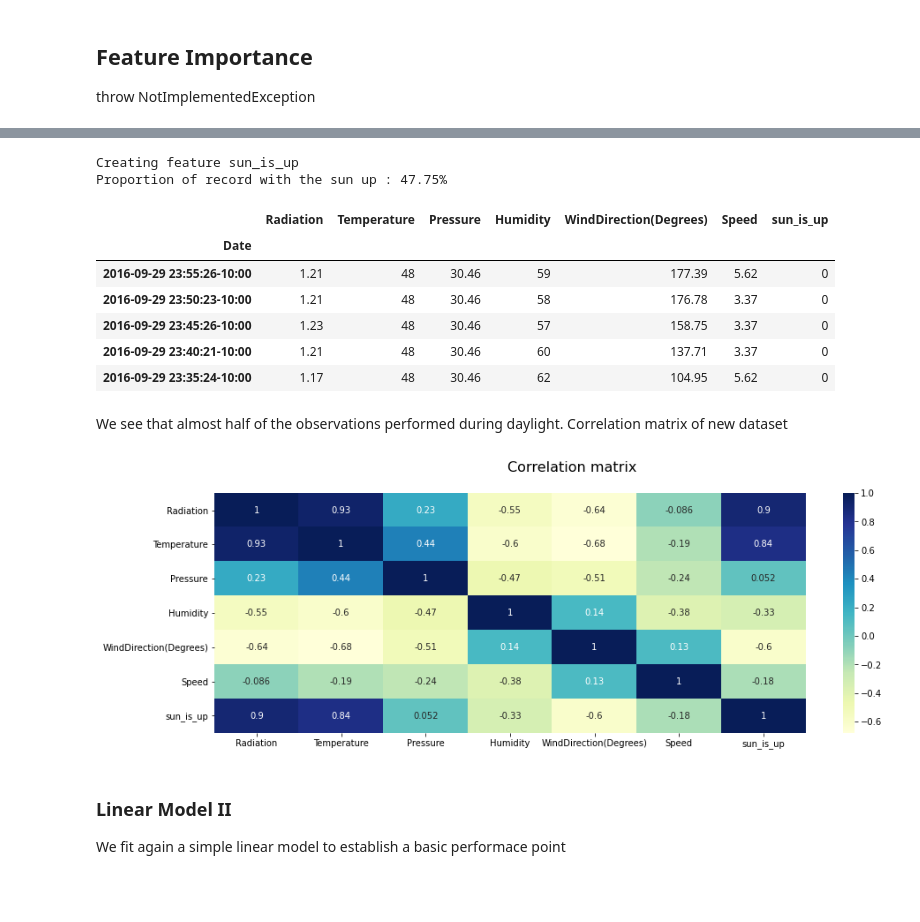
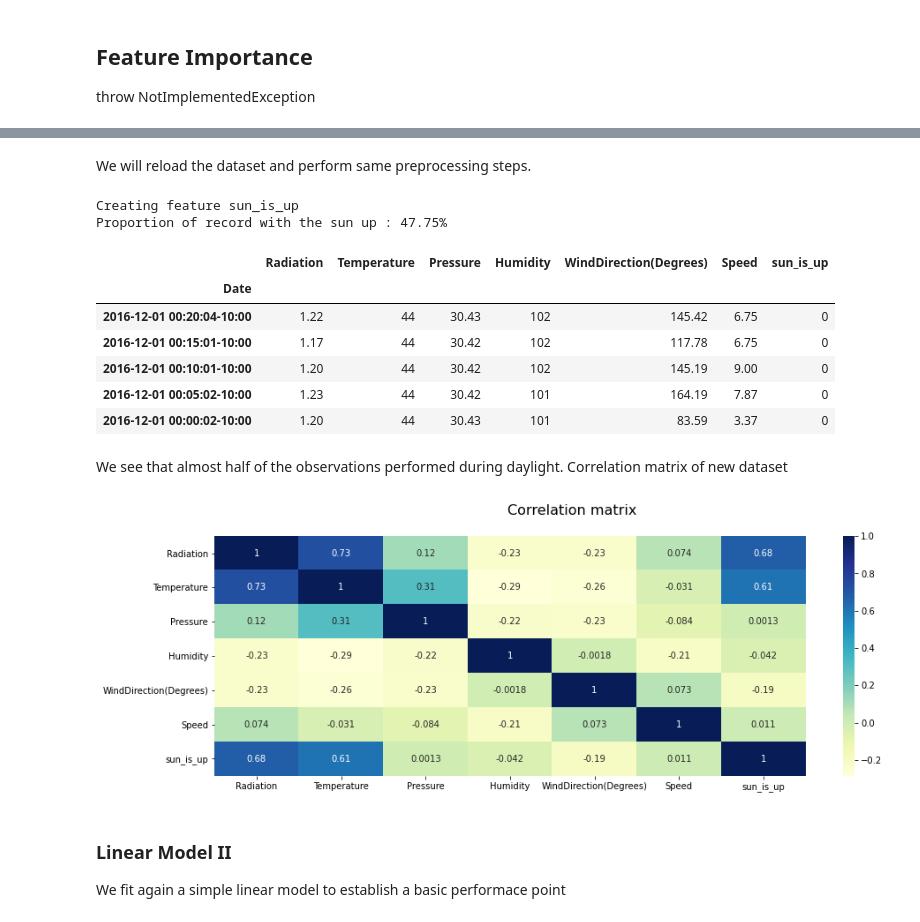
Before and after one commit to vassilispapadop/ml-solar-radiation-prediction, a Jupyter notebook: nasa_solar_radiation_prediction.ipynb, the cells around one changed output, grey strips where cells are left out. Cells and saved outputs as stored; diff of their text form; code cells hidden in the pictures; blank space fills up the shorter version.

```diff
--- a/nasa_solar_radiation_prediction.ipynb
+++ b/nasa_solar_radiation_prediction.ipynb
@@ -678,33 +710,35 @@ Consider to limit the evaluations to the only hours of the day when the solar ra
+# %% [markdown]
+We will reload the dataset and perform same preprocessing steps.
 # %%
 SunUpCase = FeatureCreation('sun_is_up')
 SunUpCase.loadDataset("solar_radiation_dataset.csv")
 #Again fixing dataset and setting correct time zone
 SunUpCase.fixTimeZone()
 SunUpCase.timeConversion()
 
 
 SunUpCase.createFeature()
 SunUpCase.dropColumns(['Data', 'Time', 'TimeSunRise', 'TimeSunSet', 'UNIXTime',
                                'sunrise_time', 'sunset_time'])
 
-SunUpCase.df.head()
+SunUpCase.df.tail()
 # %% [output]
 Creating feature sun_is_up
 Proportion of record with the sun up : 47.75%
 |  | Radiation | Temperature | Pressure | Humidity | WindDirection(Degrees) | Speed | sun_is_up |
 | Date |  |  |  |  |  |  |  |
-| 2016-09-29 23:55:26-10:00 | 1.21 | 48 | 30.46 | 59 | 177.39 | 5.62 | 0 |
-| 2016-09-29 23:50:23-10:00 | 1.21 | 48 | 30.46 | 58 | 176.78 | 3.37 | 0 |
-| 2016-09-29 23:45:26-10:00 | 1.23 | 48 | 30.46 | 57 | 158.75 | 3.37 | 0 |
-| 2016-09-29 23:40:21-10:00 | 1.21 | 48 | 30.46 | 60 | 137.71 | 3.37 | 0 |
-| 2016-09-29 23:35:24-10:00 | 1.17 | 48 | 30.46 | 62 | 104.95 | 5.62 | 0 |
+| 2016-12-01 00:20:04-10:00 | 1.22 | 44 | 30.43 | 102 | 145.42 | 6.75 | 0 |
+| 2016-12-01 00:15:01-10:00 | 1.17 | 44 | 30.42 | 102 | 117.78 | 6.75 | 0 |
+| 2016-12-01 00:10:01-10:00 | 1.20 | 44 | 30.42 | 102 | 145.19 | 9.00 | 0 |
+| 2016-12-01 00:05:02-10:00 | 1.23 | 44 | 30.42 | 101 | 164.19 | 7.87 | 0 |
+| 2016-12-01 00:00:02-10:00 | 1.20 | 44 | 30.43 | 101 | 83.59 | 3.37 | 0 |
 # %% [markdown]
 We see that almost half of the observations performed during daylight.
 Correlation matrix of new dataset
 # %%
-corrMatrix(SunUpCase.df.corr())
+corrMatrix(SunUpCase.df)
 # %% [output]
-[figure, old version]
+[figure, new version]
 # %% [markdown]
 ### Linear Model II
 
```
Also changed, not shown: parts of 47 cells of this notebook.
